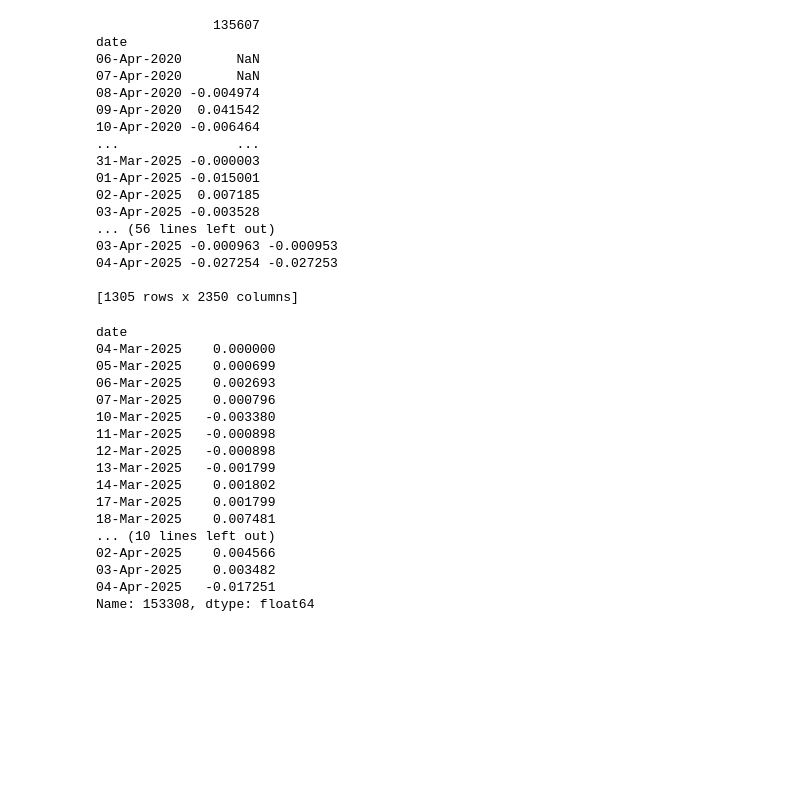
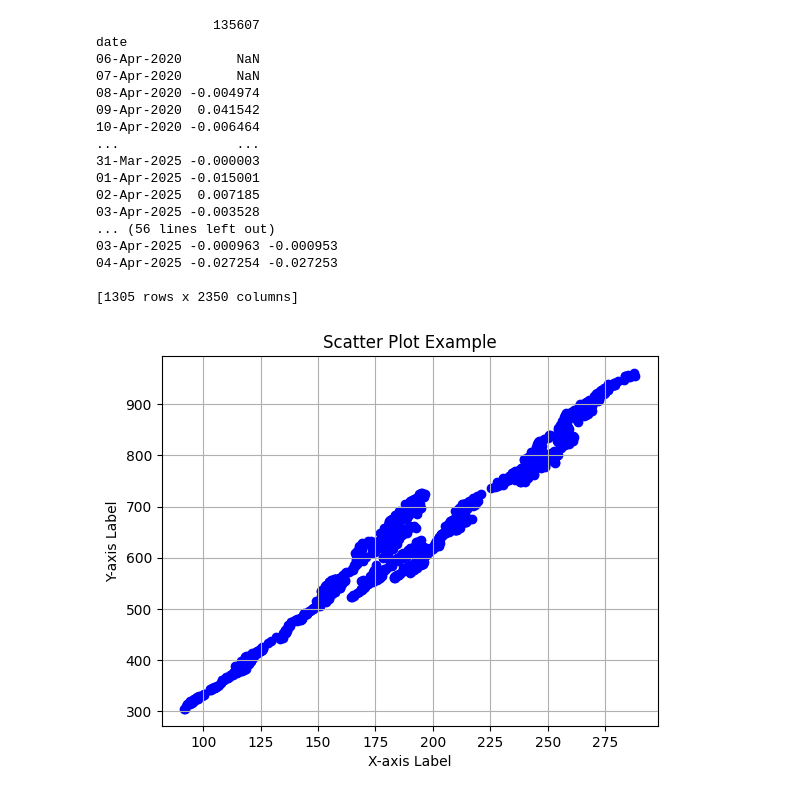
Before and after one commit to adityachawra/Mutual-Funds, a Jupyter notebook: nav_calc.ipynb, the cells around one changed output. Cells and saved outputs as stored; diff of their text form; code cells hidden in the pictures; blank space fills up the shorter version.

```diff
--- a/nav_calc.ipynb
+++ b/nav_calc.ipynb
@@ -130,36 +126,20 @@ date
 
 [1305 rows x 2350 columns]
 # %%
-# mask = (nav_equity_bm_pct['135607'].notna()) & (nav_equity_pct_df['100033'].notna())
-# mask = nav_equity_bm_pct['135607'].notna()
-# print(nav_equity_bm_pct[mask])
+# plt.hist(nav_equity_bm_pct['135607'], bins=100, edgecolor='black')
+# plt.xlabel('Value')
+# plt.ylabel('Frequency')
+# plt.title('Histogram Example')
+# plt.show()
 
-# print(mask[mask == True].count())
-print(nav_equity_pct_df[(nav_equity_bm_pct['135607'].notna()) & (nav_equity_pct_df['153308'].notna())]['153308'])
-
-# for row in  range(len(nav_equity_bm_pct)):
-#     i = nav_equity_bm_pct['135607'][row]
-#     j = nav_equity_pct_df['100033'][row]  # Axis Mutual Fund - Axis Long Term Equity Fund - Direct Plan - Growth
-#     if pd.notna(i) and pd.notna(j):
-#         print(i, j)
+plt.scatter(nav_df['135607'], nav_df['100033'], color='blue', marker='o')
+plt.xlabel('X-axis Label')
+plt.ylabel('Y-axis Label')
+plt.title('Scatter Plot Example')
+plt.grid(True)
+plt.show()
 # %% [output]
-date
-04-Mar-2025    0.000000
-05-Mar-2025    0.000699
-06-Mar-2025    0.002693
-07-Mar-2025    0.000796
-10-Mar-2025   -0.003380
-11-Mar-2025   -0.000898
-12-Mar-2025   -0.000898
-13-Mar-2025   -0.001799
-14-Mar-2025    0.001802
-17-Mar-2025    0.001799
-18-Mar-2025    0.007481
-... (10 lines left out)
-02-Apr-2025    0.004566
-03-Apr-2025    0.003482
-04-Apr-2025   -0.017251
-Name: 153308, dtype: float64
+[figure, added]
 # %%
 # sharpe ratio
 
```
Also changed, not shown: parts of 4 cells of this notebook.
